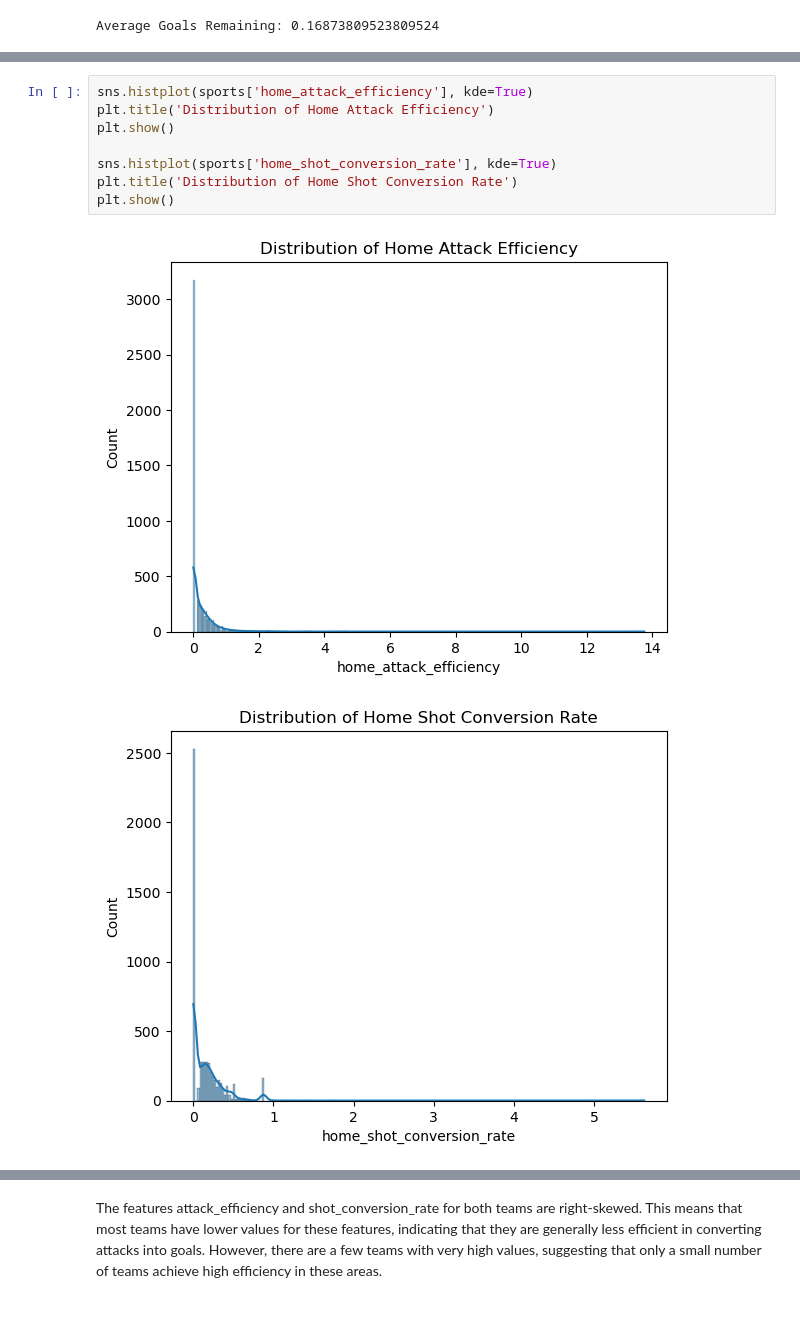
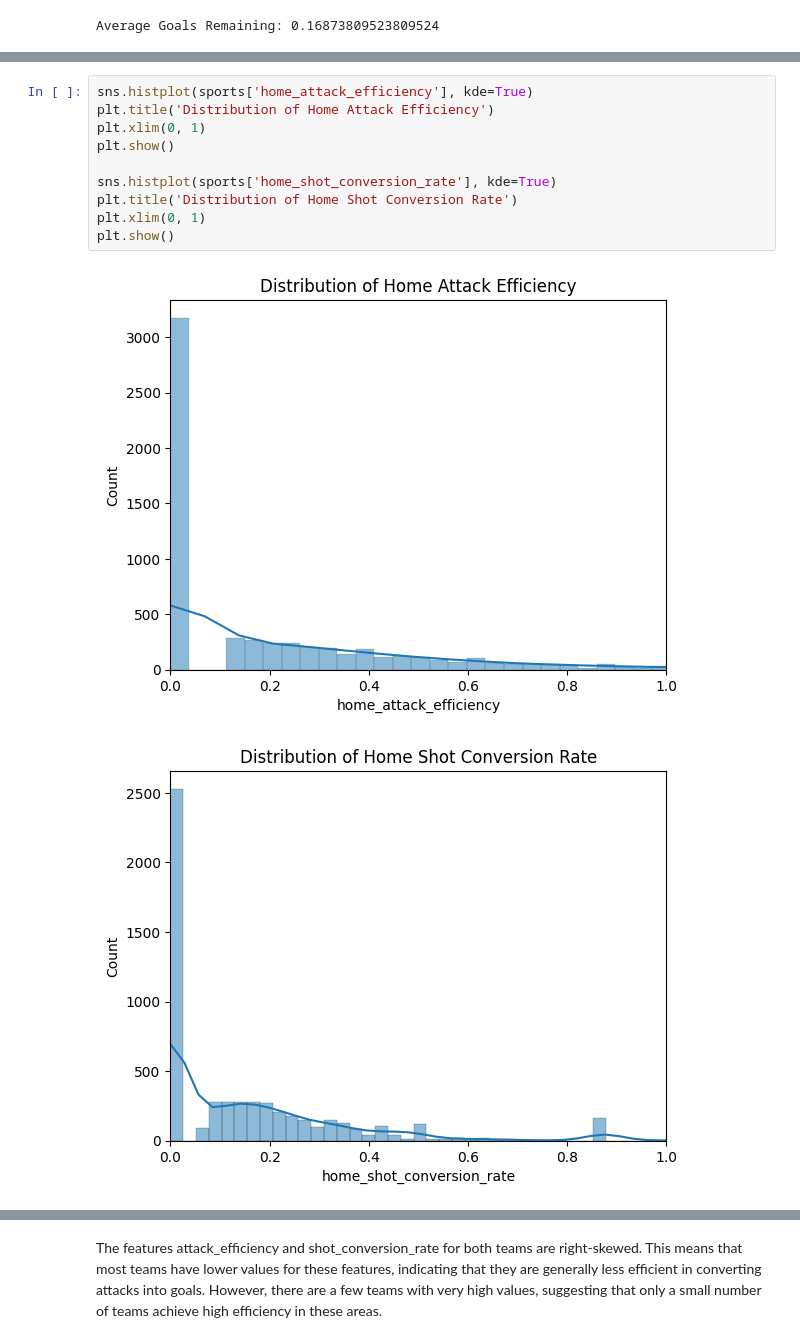
Before and after one commit to ReyObejero/2324-t3-stintsy-s11-g4-machine-project, a Jupyter notebook: STINTSY-S11-MP.ipynb, the cells around one changed output, grey strips where cells are left out. Cells and saved outputs as stored; diff of their text form; blank space fills up the shorter version.

```diff
--- a/STINTSY-S11-MP.ipynb
+++ b/STINTSY-S11-MP.ipynb
@@ -447,11 +421,13 @@ Right-skewness for goals remaining indicates that while most matches have fewer
 # %%
 sns.histplot(sports['home_attack_efficiency'], kde=True)
 plt.title('Distribution of Home Attack Efficiency')
+plt.xlim(0, 1)
 plt.show()
 
 sns.histplot(sports['home_shot_conversion_rate'], kde=True)
 plt.title('Distribution of Home Shot Conversion Rate')
+plt.xlim(0, 1)
 plt.show()
 # %% [output]
-[figure, old version]
+[figure, new version]
-[figure, old version]
+[figure, new version]
```
Also changed, not shown: parts of 17 cells of this notebook.
